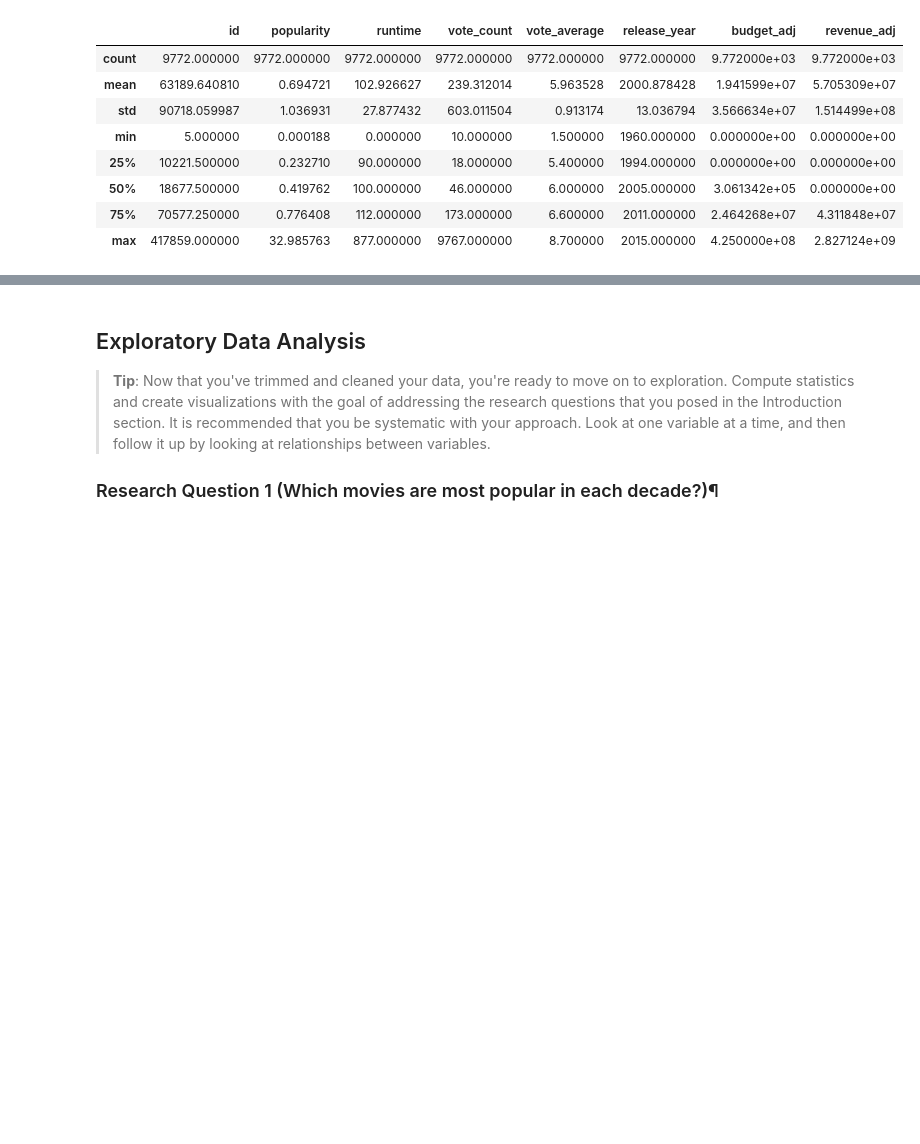
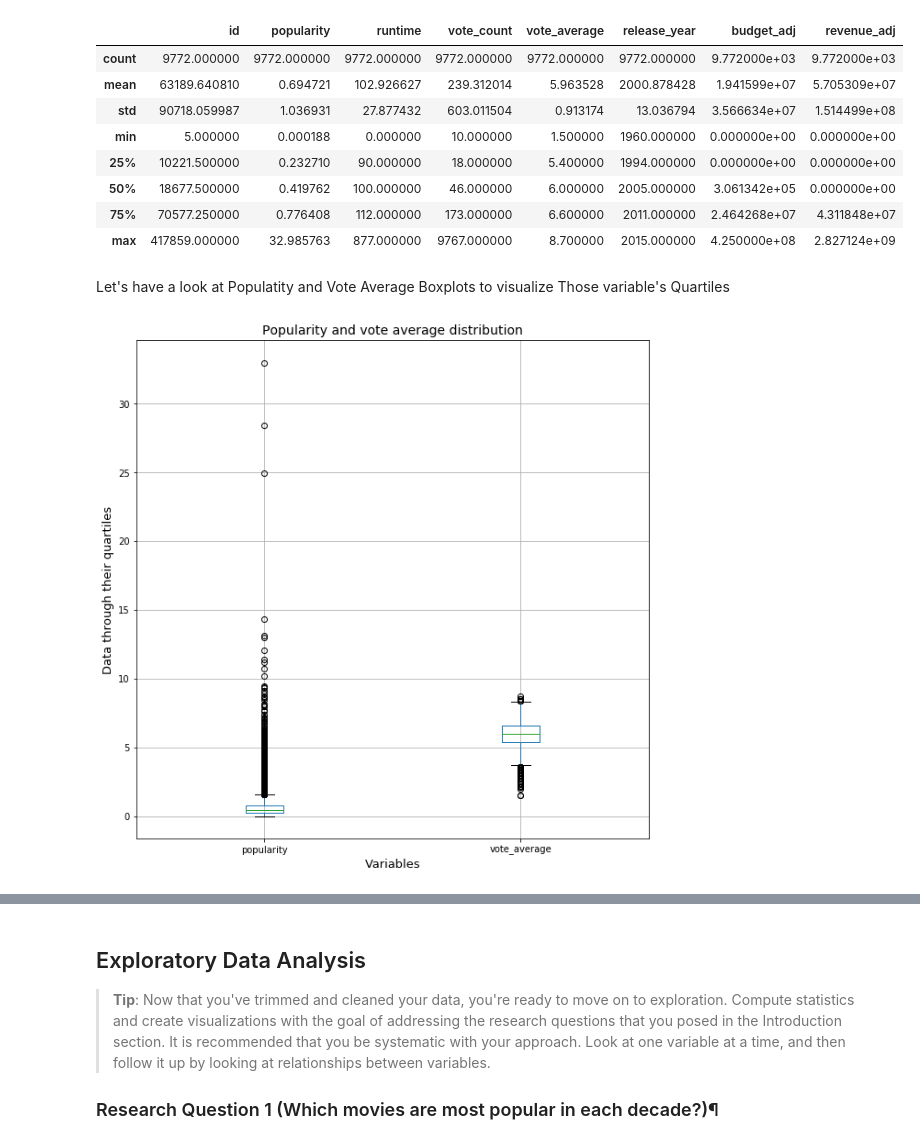
Before and after one commit to chpolyzo/DAND, a Jupyter notebook: second_project/Investigate_a_Dataset.ipynb, the cells around one changed output, grey strips where cells are left out. Drawn from its saved outputs; the diff is of its cells as text; code cells hidden in the pictures; blank space fills up the shorter version.

```diff
--- a/second_project/Investigate_a_Dataset.ipynb
+++ b/second_project/Investigate_a_Dataset.ipynb
@@ -170,0 +185,16 @@ df.describe()
+# %%
+#define a function to plot Title, x_axis label, y_axis label
+def plot_labels(title, x_axis, y_axis):
+    '''A function that assigns labels to plots'''
+    plt.title(title, fontsize=14)
+    plt.xlabel(x_axis, fontsize=13)
+    plt.ylabel(y_axis, fontsize=13)
+    return title, x_axis, y_axis
+# %% [markdown]
+Let's have a look at Populatity and Vote Average Boxplots to visualize Those variable's Quartiles
+# %%
+plt.figure(figsize = (10, 10))
+df.boxplot(column=['popularity', 'vote_average'])
+plot_labels('Popularity and vote average distribution' , 'Variables', 'Data through their quartiles');
+# %% [output]
+[figure, added]
```
Also changed, not shown: parts of 20 cells of this notebook.
